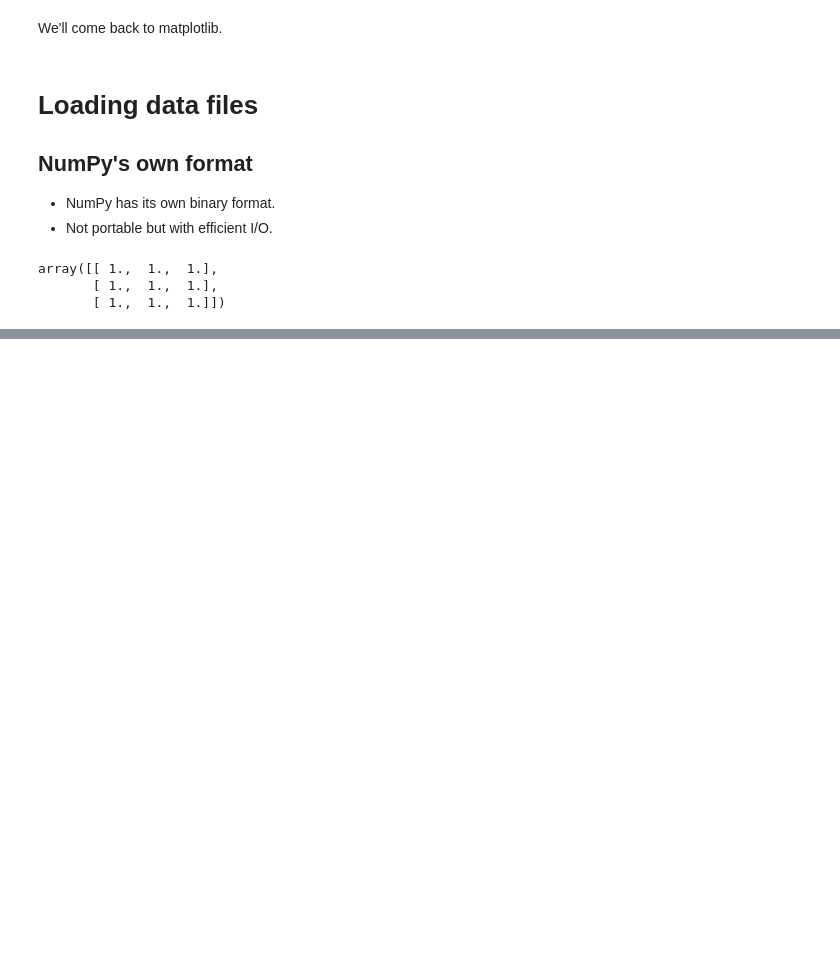
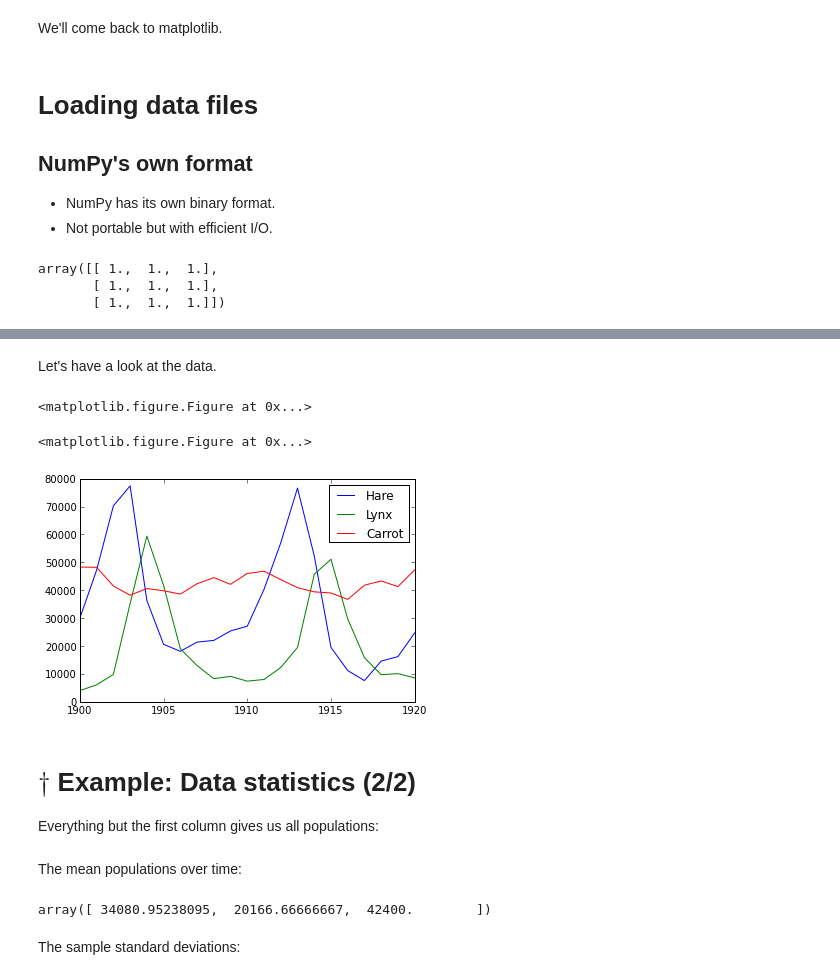
Before and after one commit to LUMC/python-course, a Jupyter notebook: numpy.ipynb, the cells around one changed output, grey strips where cells are left out. Drawn from its saved outputs; the diff is of its cells as text; code cells hidden in the pictures; blank space fills up the shorter version.

```diff
--- a/numpy.ipynb
+++ b/numpy.ipynb
@@ -1061,0 +1093,21 @@ Todo
+# %%
+data = np.loadtxt('data/populations.txt')
+year, hares, lynxes, carrots = data.T
+# %% [markdown]
+Let's have a look at the data.
+# %%
+# Start a new figure
+plt.figure()
+# %% [output]
+<matplotlib.figure.Figure at 0x...>
+<matplotlib.figure.Figure at 0x...>
+# %%
+plt.plot(year, hares, year, lynxes, year, carrots)
+plt.legend(['Hare', 'Lynx', 'Carrot']);
+# %% [output]
+[figure, added]
+# %% [markdown]
+$\dagger$ Example: Data statistics (2/2)
+===
+
+Everything but the first column gives us all populations:
@@ -1061,0 +1116,8 @@ Todo
+# %% [markdown]
+The mean populations over time:
+# %%
+populations.mean(axis=0)
+# %% [output]
+array([ 34080.95238095,  20166.66666667,  42400.        ])
+# %% [markdown]
+The sample standard deviations:
```
Also changed, not shown: parts of 17 cells of this notebook, 2 other files.
